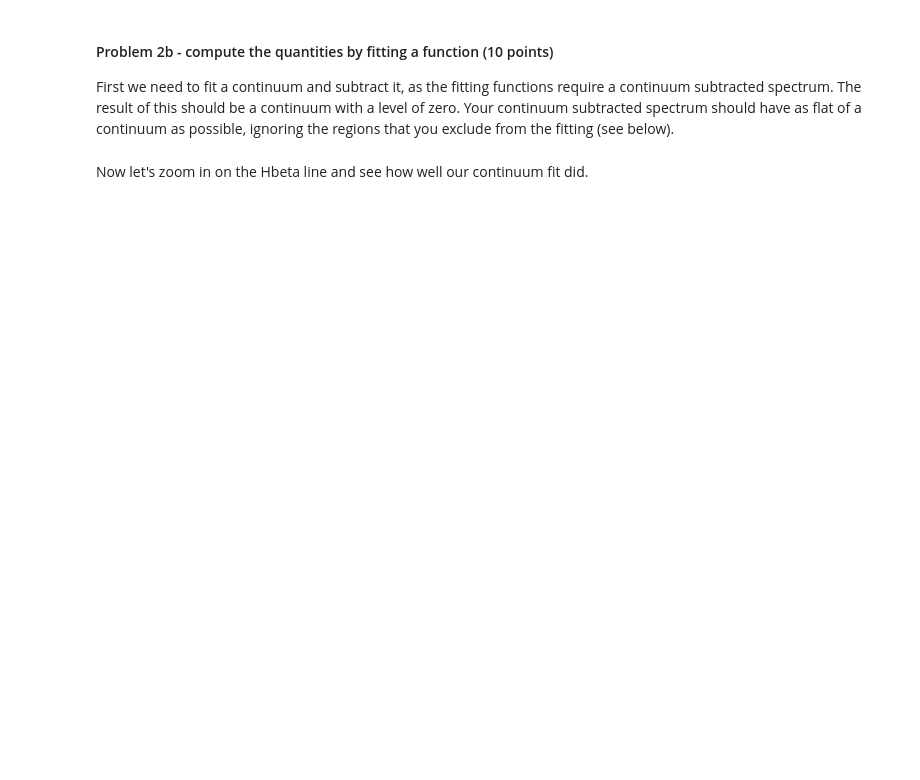
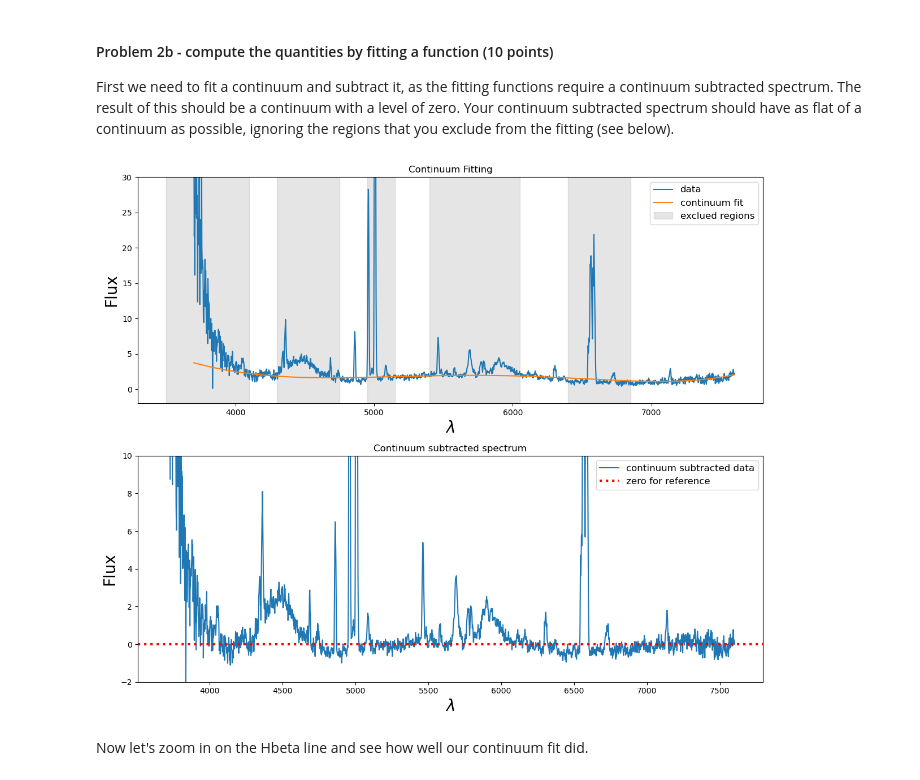
Before and after one commit to bdunne21203/Analysis_real_spectra_student, a Jupyter notebook: analysis_real_spectra.student.ipynb, the cells around one changed output. Saved outputs shown, nothing was run; the diff lists cells and outputs as text; code cells hidden in the pictures; blank space fills up the shorter version.

```diff
--- a/analysis_real_spectra.student.ipynb
+++ b/analysis_real_spectra.student.ipynb
@@ -209,9 +216,9 @@ lamhigh = [4100,4750]
 #************************
 #your other regions go here.
 #a list of the lower bounds
-lamlow.extend([])
+lamlow.extend([6400,4950,5400])
 #a list of the upper bounds
-lamhigh.extend([])
+lamhigh.extend([6850,5150,6050])
 
 #this creates the SpectralRegion that contains all of the excluded regions
 for ilam,lam in enumerate(lamlow):
@@ -227,40 +234,42 @@ for ilam,lam in enumerate(lamlow):
 #Your continuum subtracted spectrum should
 with warnings.catch_warnings():  # Ignore warnings
     warnings.simplefilter('ignore')
-    fitted_continuum = fit_generic_continuum(specm57,exclude_regions=excl_region, median_window=  ,
-                                             model=models.Chebyshev1D(degree=  ))
+    fitted_continuum = fit_generic_continuum(specm57,exclude_regions=excl_region, median_window= 1 ,
+                                             model=models.Chebyshev1D(degree= 5 ))
 #this is the fitted continuum
 y_fit = fitted_continuum(specm57.wavelength)
 
 #plot the spectrum and the continuum fit
 f,(ax1,ax2) = plt.subplots(2,1,figsize=(12,10))
 ax1.plot(specm57.wavelength, specm57.flux,label='data')
 ax1.plot(specm57.wavelength, y_fit,label='continuum fit')
 ax1.set_title("Continuum Fitting")
 ax1.set_ylim(-2,30)
 ax1.set_xlabel("$\lambda$",fontsize=20)
 ax1.set_ylabel("Flux",fontsize=20)
 
 #to help you decide which regions to exclude, plot gray regions that are excluded.
 for ilam,lam in enumerate(lamlow):
     ax1.fill_betweenx([-100,100],lamlow[ilam],x2=lamhigh[ilam],color='gray',alpha=0.2,label='exclued regions')
 
     #only make the legend after the first iteration so it only makes one box
     if ilam==0:
         ax1.legend(fontsize=12)
 
 #plot the continuum subtracted spectrum
 contsubspec = specm57.flux - y_fit
 ax2.plot(specm57.wavelength, contsubspec, label='continuum subtracted data')
 ax2.set_title("Continuum subtracted spectrum")
 ax2.set_ylim(-2,10)
 ax2.axhline(0.0,color='red',linestyle=':',linewidth=3,label='zero for reference')
 ax2.set_xlabel("$\lambda$",fontsize=20)
 ax2.set_ylabel("Flux",fontsize=20)
 ax2.legend(fontsize=12)
 
 #this optimizes the spacing between the figures
 f.tight_layout()
+# %% [output]
+[figure, added]
 # %% [markdown]
 Now let's zoom in on the Hbeta line and see how well our continuum fit did.
 # %%
```
Also changed, not shown: parts of 3 cells of this notebook.
